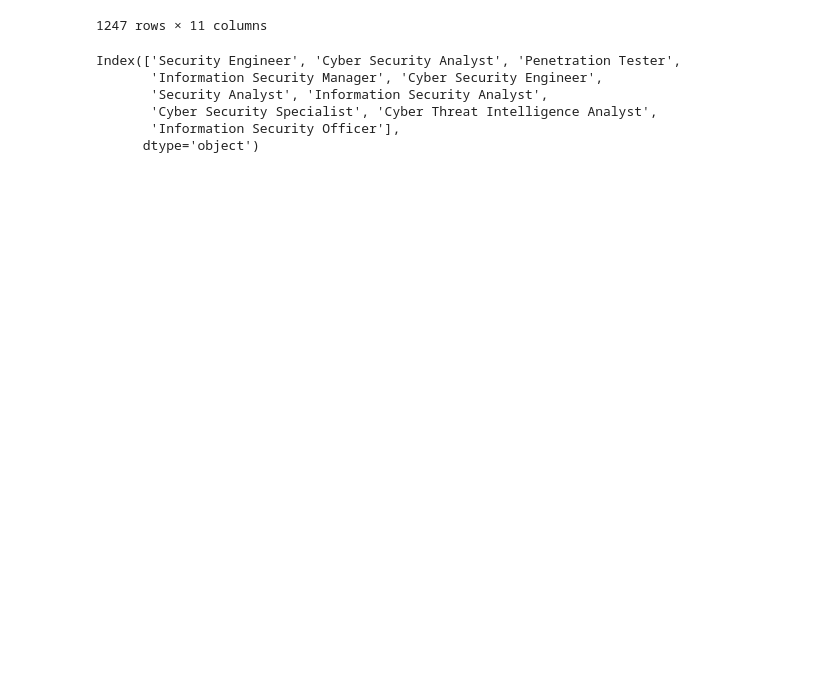
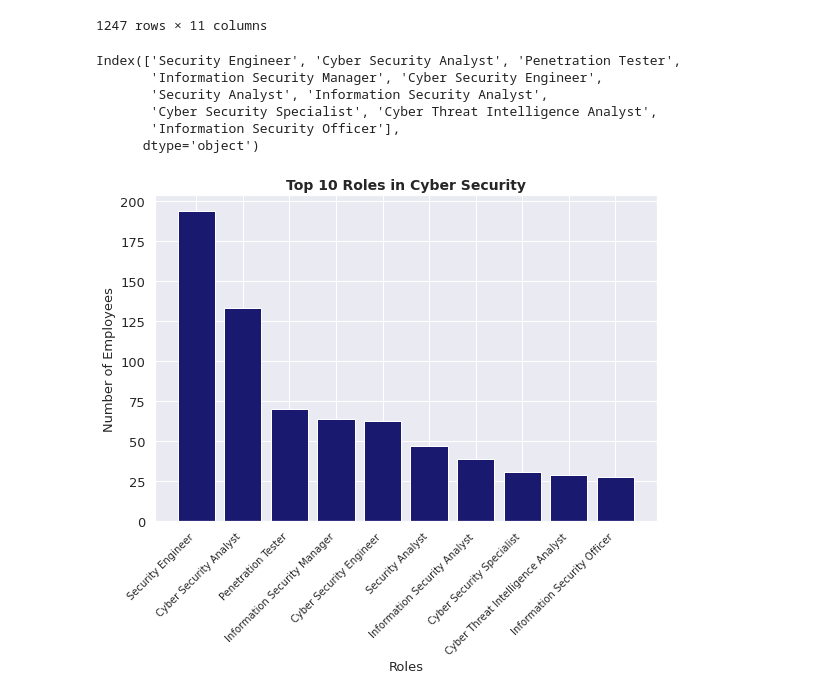
Before and after one commit to wa-le/cybersec-jobs-EDA, a Jupyter notebook: cybersec_jobs.ipynb, the cells around one changed output. Cells and saved outputs as stored; diff of their text form; code cells hidden in the pictures; blank space fills up the shorter version.

```diff
--- a/cybersec_jobs.ipynb
+++ b/cybersec_jobs.ipynb
@@ -139,13 +140,15 @@ Index(['Security Engineer', 'Cyber Security Analyst', 'Penetration Tester',
 # %%
 # Top 10 Cyber Security Roles
 top_10_roles = df1.job_title.value_counts().head(10)
 
 plt.figure(figsize= (9, 6))
 plt.bar(x=top_10_roles.index, height=top_10_roles.values, color='midnightblue')
-plt.xticks(rotation=45, fontsize=13)
+plt.xticks(rotation=45, fontsize=10, ha='right')
 plt.yticks(fontsize=13)
-plt.xlabel("Roles", fontsize=10)
-plt.ylabel("Number of Employees", fontsize=10)
+plt.xlabel("Roles", fontsize=13)
+plt.ylabel("Number of Employees", fontsize=13)
 plt.title("Top 10 Roles in Cyber Security", fontsize=14, fontweight='bold')
 #plt.savefig("10-cybersec-roles", dpi=300, bbox_inches='tight')
 plt.show()
+# %% [output]
+[figure, added]
```
Also changed, not shown: parts of 2 cells of this notebook.
